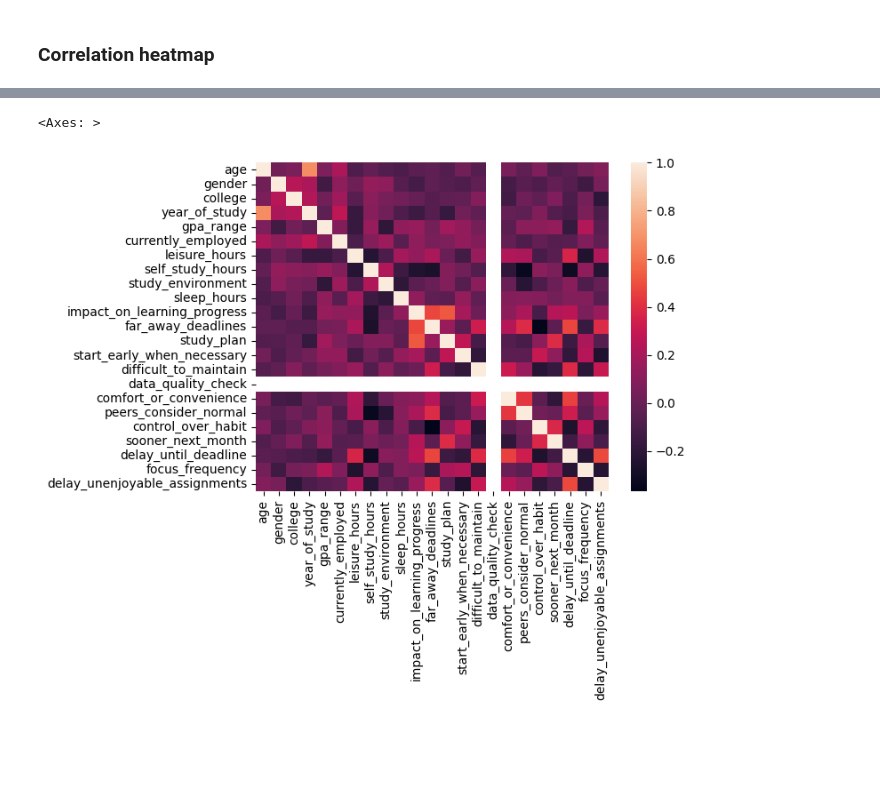
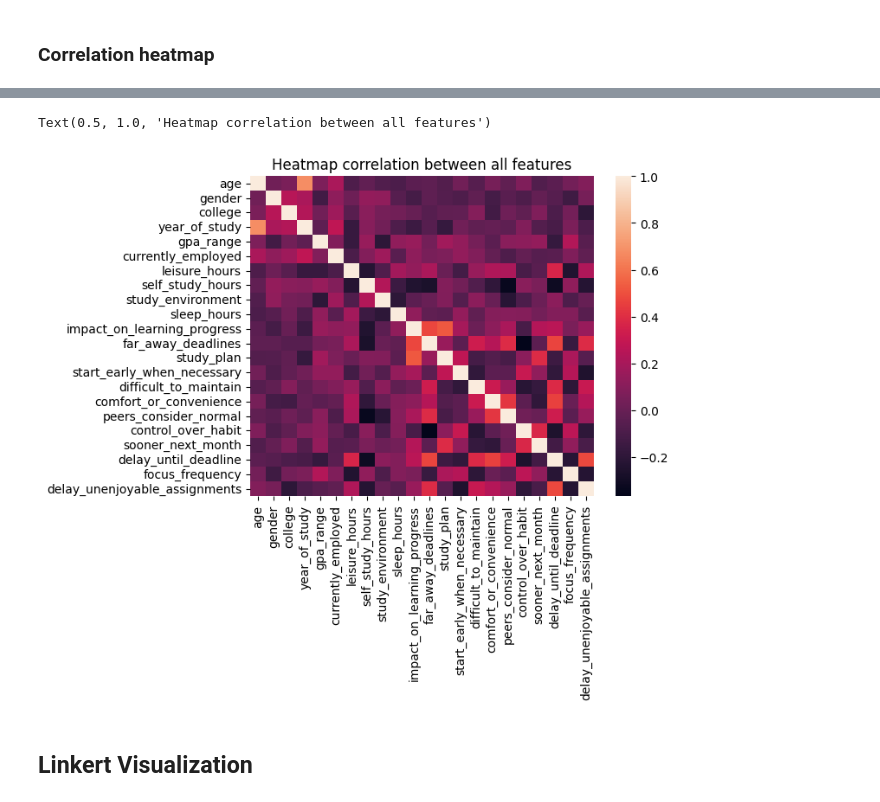
Before and after one commit to longlinh123456/final_project, a Jupyter notebook: source/visualize.ipynb, the cells around one changed output, grey strips where cells are left out. Drawn from its saved outputs; the diff is of its cells as text; code cells hidden in the pictures; blank space fills up the shorter version.

```diff
--- a/source/visualize.ipynb
+++ b/source/visualize.ipynb
@@ -7,6 +7,7 @@ import seaborn as sns
 ## **2. Visualization**
 # %%
 cleaned_df = pd.read_csv("../cleaned_dataset.csv")
+encoded_df = pd.read_csv('../encoded_dataset.csv')
 # %% [markdown]
 ### **Distribution of Age**
 # %%
@@ -187,5 +144,8 @@ cleaned_df.corr()
 # %%
-sns.heatmap(cleaned_df.corr())
+sns.heatmap(encoded_df.drop(columns = ["timestamp", "data_quality_check", "referrer"]).corr())
+plt.title("Heatmap correlation between all features")
 # %% [output]
-<Axes: >
+Text(0.5, 1.0, 'Heatmap correlation between all features')
-[figure, old version]
+[figure, new version]
+# %% [markdown]
+## **Linkert Visualization**
```
Also changed, not shown: parts of 13 cells of this notebook.
